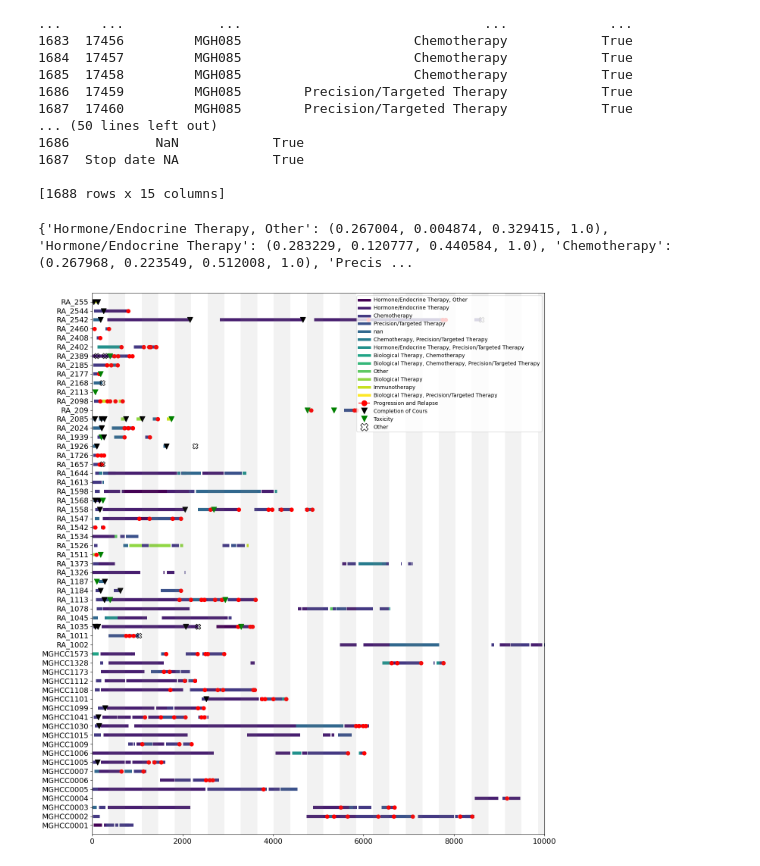
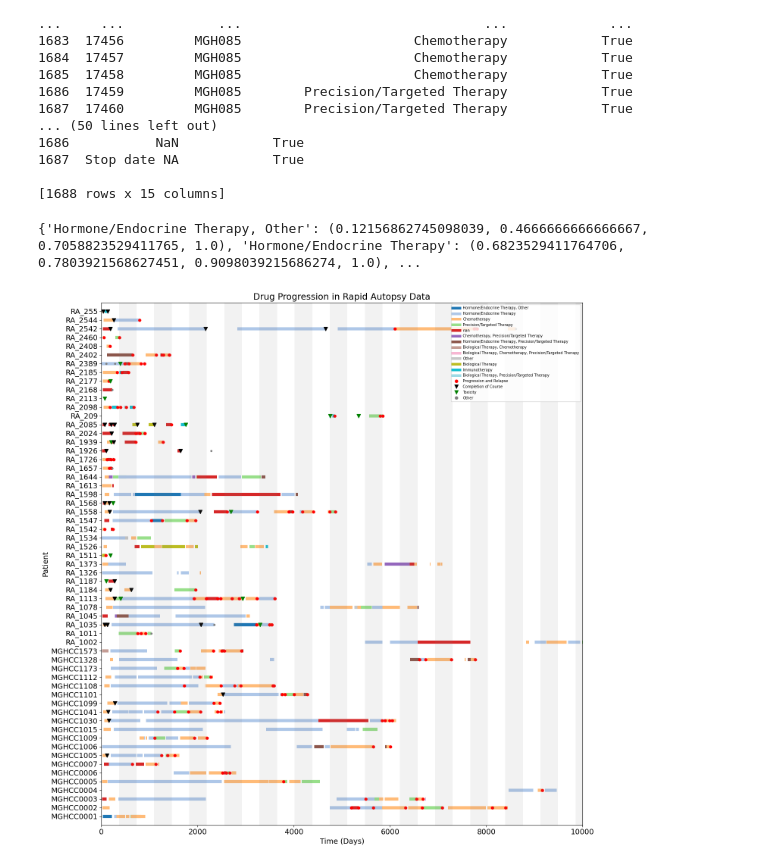
Before and after one commit to getzlab/KeiraSummerCode, a Jupyter notebook: SwimmerPlotRD.ipynb, the cells around one changed output. Saved outputs shown, nothing was run; the diff lists cells and outputs as text; code cells hidden in the pictures.

```diff
--- a/SwimmerPlotRD.ipynb
+++ b/SwimmerPlotRD.ipynb
@@ -105,24 +87,32 @@ patient_pos=generate_patientYpos(treats)
 treatment = treats['treatment'].unique()
 patients = treats['patient'].unique()
 
-cmap = plt.cm.viridis
+cmap = plt.cm.tab20
 colors = [cmap(i) for i in np.linspace(0, 1, len(treatment))]
 colorpal=dict(zip(treatment,colors))
 print(colorpal)
 
+#colorpal={'Chemotherapy':'slateblue','Hormone/Endocrine Therapy':'plum','Precision/Targeted Therapy':'palevioletred','Other':'tomato','Immunotherapy':'lightsalmon','Biological Therapy':'sandybrown',
+          #'Hormone/Endocrine Therapy, Other':'gold', 'Chemotherapy, Precision/Targeted Therapy':'lightgreen', 'Hormone/Endocrine Therapy, Precision/Targeted Therapy':'aquamarine',
+         # 'Biological Therapy, Chemotherapy': 'paleturquoise', 'Biological Therapy, Chemotherapy, Precision/Targeted Therapy':'c','Biological Therapy, Precision/Targeted Therapy':'darkcyan'}
+
 treat_len = len(treatment)
 # %% [output]
-{'Hormone/Endocrine Therapy, Other': (0.267004, 0.004874, 0.329415, 1.0), 'Hormone/Endocrine Therapy': (0.283229, 0.120777, 0.440584, 1.0), 'Chemotherapy': (0.267968, 0.223549, 0.512008, 1.0), 'Precis ...
+{'Hormone/Endocrine Therapy, Other': (0.12156862745098039, 0.4666666666666667, 0.7058823529411765, 1.0), 'Hormone/Endocrine Therapy': (0.6823529411764706, 0.7803921568627451, 0.9098039215686274, 1.0), ...
 # %%
 plt.rcParams.update({'font.size': 14})
 plt.rcParams['svg.fonttype'] = 'none'
-plt.figure(figsize=(14,15))
+plt.figure(figsize=(15,15))
 
 #f=plt.subplot(5,5,1)
 ax=plt.gca()
 
 bottom_length=0
 top_length=15
+
+plt.title('Drug Progression in Rapid Autopsy Data')
+plt.xlabel('Time (Days)')
+plt.ylabel('Patient')
 
 for idx, row in treats.iterrows():
     y_pos=patient_pos[row["patient"]]
@@ -138,13 +128,13 @@ for idx, row in treats.iterrows():
 for idx, row in treats.iterrows():
     y_pos=patient_pos[row["patient"]]
     if row['stop'] == 'Progression and relapse':
-        ax.scatter(float(row['tx_end']), y_pos, marker='.', c='r', s=200, zorder=1, label=row['stop'])
+        ax.scatter(float(row['tx_end']), y_pos, marker='.', c='r', s=100, zorder=1, label=row['stop'])
     if row['stop'] == 'Completion of standard course':
-        ax.scatter(float(row['tx_end']), y_pos, marker='v', c='k', s=100, zorder=1, label=row['stop'])
+        ax.scatter(float(row['tx_end']), y_pos, marker='v', c='k', s=50, zorder=1, label=row['stop'])
     if row['stop'] == 'Toxicity':
-        ax.scatter(float(row['tx_end']), y_pos, marker='v', c='#008000', s=100, zorder=1, label=row['stop'])
+        ax.scatter(float(row['tx_end']), y_pos, marker='v', c='#008000', s=50, zorder=1, label=row['stop'])
     if row['stop'] == 'Other':
-        ax.scatter(float(row['tx_end']), y_pos, marker='X', edgecolors='k', s=100, facecolors='none', zorder=1, label=row['stop'])
+        ax.scatter(float(row['tx_end']), y_pos, marker='.', c='#808080', zorder=1, label=row['stop'])
 
 #shading for each year
 counter=-1
@@ -155,36 +145,36 @@ for i in range(0, 10000, n):
     #Ignore every other chromosome for the patches
     if counter%2==0:continue
 
     newpatch=mpatches.Rectangle([i, bottom_length], n, top_length-bottom_length, ec="none",color='gray', alpha=0.1)
     ax.add_patch(newpatch)
 
 ax.spines['top'].set_visible(True)
 ax.spines['right'].set_visible(True)
 ax.spines['left'].set_visible(True)
 
 ax.set_xlim(0, 10000)
 ax.set_ylim(bottom_length, top_length)
 ax.set_yticks(list(patient_pos.values()))
 ax.set_yticklabels(list(patient_pos.keys()))
 
 ax.vlines(0, bottom_length, top_length, color='black', linestyles='--')
 
 legend_elements=[]
 
 #Add the treatments
 for farmac in colorpal:
     new_legend=Line2D([0], [0], color=colorpal[farmac], lw=5, label=farmac)
     legend_elements.append(new_legend)
 
 
 #Add the stop dots
-legend_elements.append(Line2D([0], [0], marker='.', color='r', label= 'Progression and Relapse', markerfacecolor='r', markersize=20))
-legend_elements.append(Line2D([0], [0], marker='v', color='w', label='Completion of Cours', markerfacecolor='k', markersize=15))
-legend_elements.append(Line2D([0], [0], marker='v', color='w', label='Toxicity', markerfacecolor='#008000', markersize=15))
-legend_elements.append(Line2D([0], [0], marker='X', color='w', label='Other', markerfacecolor='none',markeredgecolor='k', markersize=15))
+legend_elements.append(Line2D([0], [0], marker='.', color='w', label= 'Progression and Relapse', markerfacecolor='r', markersize=15))
+legend_elements.append(Line2D([0], [0], marker='v', color='w', label='Completion of Course', markerfacecolor='k', markersize=10))
+legend_elements.append(Line2D([0], [0], marker='v', color='w', label='Toxicity', markerfacecolor='#008000', markersize=10))
+legend_elements.append(Line2D([0], [0], marker='.', color='w', label='Other', markerfacecolor='#808080', markersize=15))
 
 
-ax.legend(handles=legend_elements, loc=1, borderaxespad=0.5,fontsize=10)
+ax.legend(handles=legend_elements, loc=1, borderaxespad=0.5,fontsize=7)
 plt.tight_layout()
 # %% [output]
-[figure, old version]
+[figure, new version]
```
Also changed, not shown: parts of 1 cell of this notebook.
